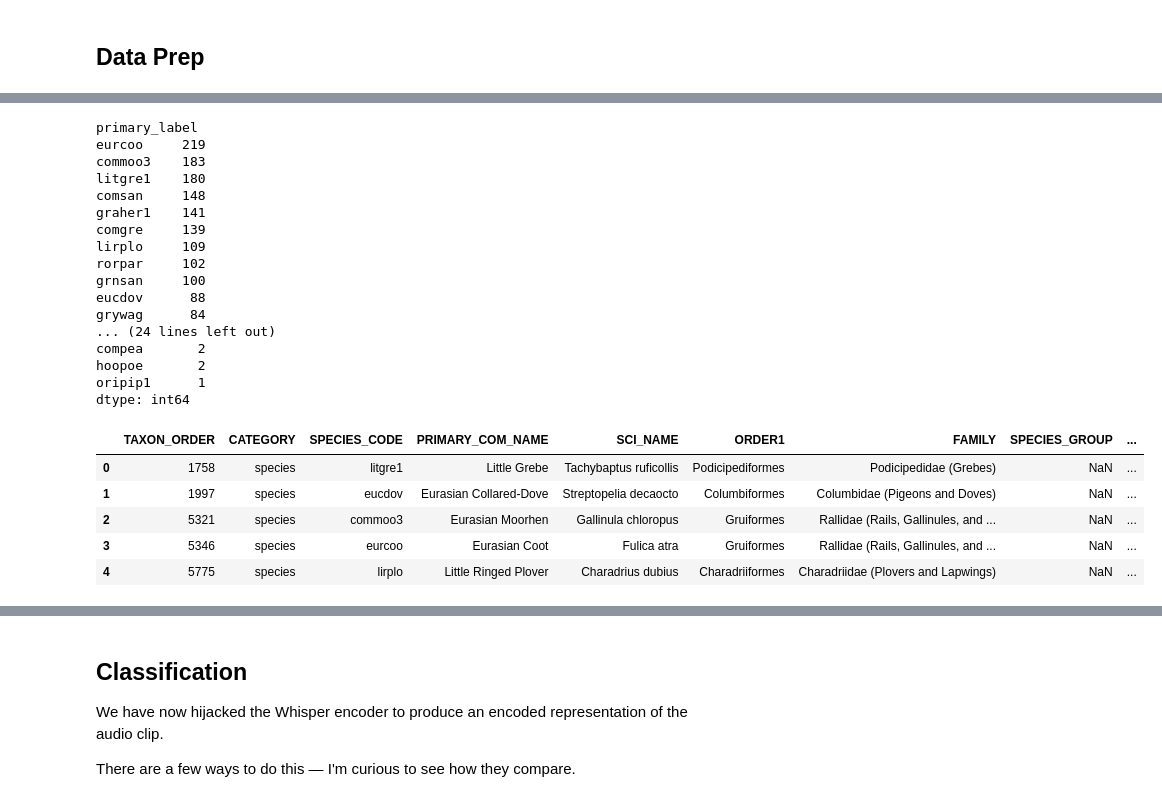
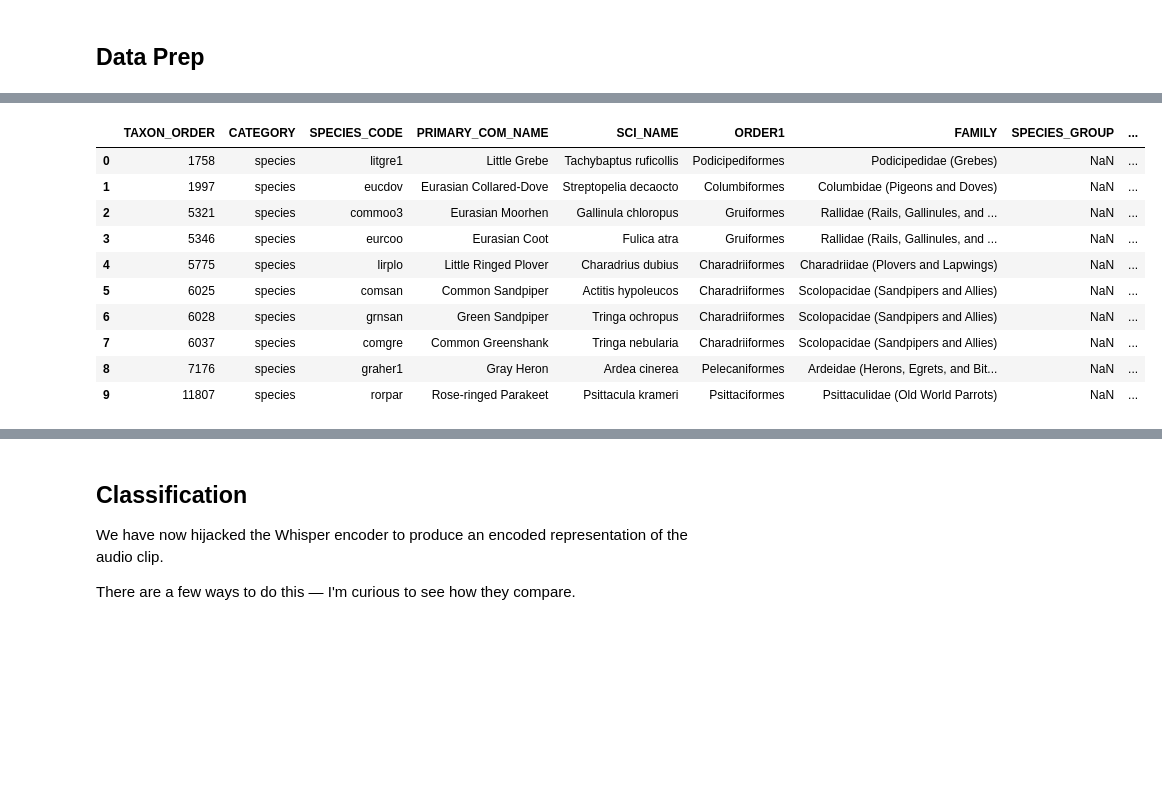
Before and after one commit to johnx25bd/mlx-birdsong, a Jupyter notebook: notebooks/subsample.ipynb, the cells around one changed output, grey strips where cells are left out. Drawn from its saved outputs; the diff is of its cells as text; code cells hidden in the pictures; blank space fills up the shorter version.

```diff
--- a/notebooks/subsample.ipynb
+++ b/notebooks/subsample.ipynb
@@ -65,7 +65,7 @@ True
 # shutil.copy("../data/birdclef-2024/train_metadata.csv", "./subsample/original_train_metadata.csv")
 # shutil.copy("../data/birdclef-2024/eBird_taxonomy_v2021.csv", "./subsample/eBird_taxonomy_v2021.csv")
 # %%
-training_data = gpd.read_file("./subsample/original_train_metadata.csv")
+training_data = gpd.read_file("./subsample/large/train_metadata_large.csv")
 
 df = training_data.copy()
 # drop rows with empty latitude or longitude
@@ -142,26 +120,4 @@ gb_training_data.groupby('primary_label').size().sort_values(ascending=False).pl
-# %%
-gb_training_data.groupby('primary_label').size().sort_values(ascending=False)
-# %% [output]
-primary_label
-eurcoo     219
-commoo3    183
-litgre1    180
-comsan     148
-graher1    141
-comgre     139
-lirplo     109
-rorpar     102
-grnsan     100
-eucdov      88
-grywag      84
-... (24 lines left out)
-compea       2
-hoopoe       2
-oripip1      1
-dtype: int64
 # %%
-# Take top 10 most frequently-represented species
-cls_train = gb_training_data.groupby('primary_label').size().sort_values(ascending=False)[0:10]
-
-cls_train = cls_train.index.to_list()
-cls2idx_sample = {cls: i for i, cls in enumerate(cls_train)}
+df_cls = df.groupby('primary_label').size().sort_values(ascending=False)[0:10]
+classes = sorted(df_cls.index.to_list())
+cls2idx_sample = {cls: i for i, cls in enumerate(classes)}
@@ -168,11 +126,16 @@ cls2idx_sample = {cls: i for i, cls in enumerate(cls_train)}
 # %%
-df_sample_classes = df_classes[df_classes['SPECIES_CODE'].isin(cls_train)].reset_index(drop=True)
+df_sample_classes = df_classes[df_classes['SPECIES_CODE'].isin(classes)].reset_index(drop=True)
 # %%
-df_sample_classes.head()
+df_sample_classes
 # %% [output]
 |  | TAXON_ORDER | CATEGORY | SPECIES_CODE | PRIMARY_COM_NAME | SCI_NAME | ORDER1 | FAMILY | SPECIES_GROUP | ... |
 | 0 | 1758 | species | litgre1 | Little Grebe | Tachybaptus ruficollis | Podicipediformes | Podicipedidae (Grebes) | NaN | ... |
 | 1 | 1997 | species | eucdov | Eurasian Collared-Dove | Streptopelia decaocto | Columbiformes | Columbidae (Pigeons and Doves) | NaN | ... |
 | 2 | 5321 | species | commoo3 | Eurasian Moorhen | Gallinula chloropus | Gruiformes | Rallidae (Rails, Gallinules, and ... | NaN | ... |
 | 3 | 5346 | species | eurcoo | Eurasian Coot | Fulica atra | Gruiformes | Rallidae (Rails, Gallinules, and ... | NaN | ... |
 | 4 | 5775 | species | lirplo | Little Ringed Plover | Charadrius dubius | Charadriiformes | Charadriidae (Plovers and Lapwings) | NaN | ... |
+| 5 | 6025 | species | comsan | Common Sandpiper | Actitis hypoleucos | Charadriiformes | Scolopacidae (Sandpipers and Allies) | NaN | ... |
+| 6 | 6028 | species | grnsan | Green Sandpiper | Tringa ochropus | Charadriiformes | Scolopacidae (Sandpipers and Allies) | NaN | ... |
+| 7 | 6037 | species | comgre | Common Greenshank | Tringa nebularia | Charadriiformes | Scolopacidae (Sandpipers and Allies) | NaN | ... |
+| 8 | 7176 | species | graher1 | Gray Heron | Ardea cinerea | Pelecaniformes | Ardeidae (Herons, Egrets, and Bit... | NaN | ... |
+| 9 | 11807 | species | rorpar | Rose-ringed Parakeet | Psittacula krameri | Psittaciformes | Psittaculidae (Old World Parrots) | NaN | ... |
```
Also changed, not shown: parts of 22 cells of this notebook, 1 other file.
